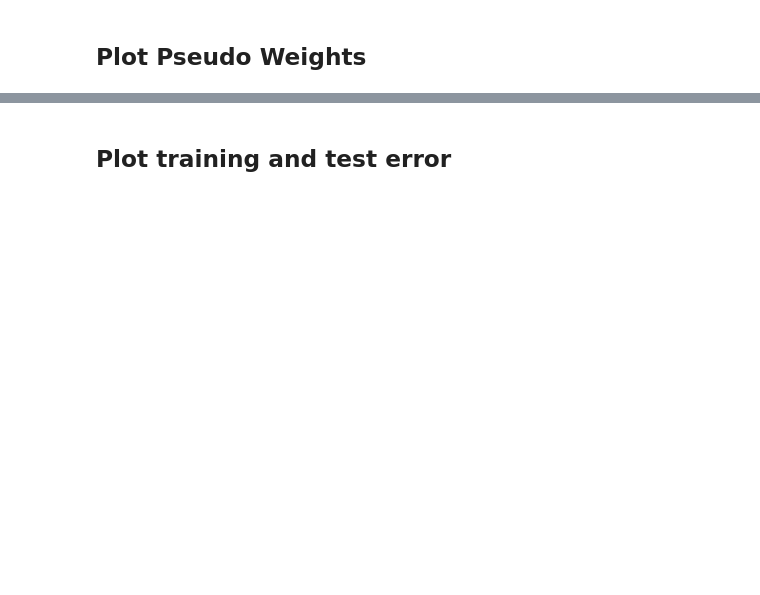
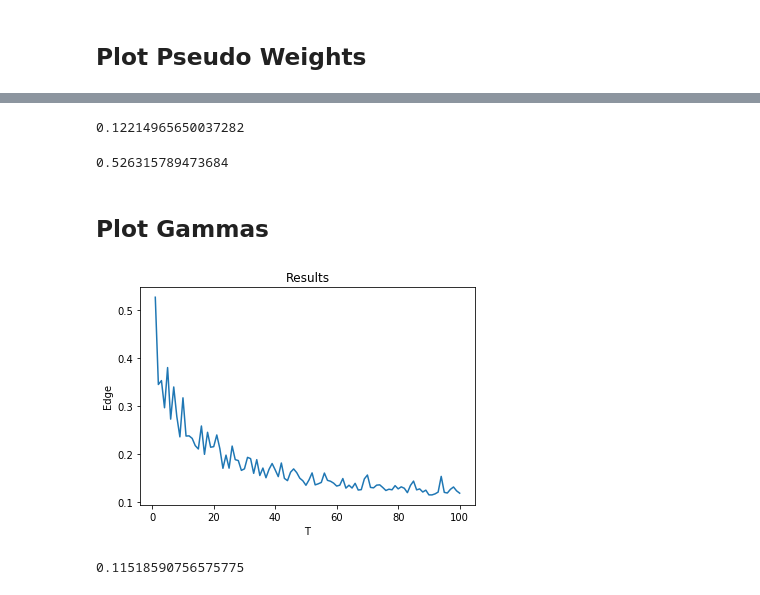
Before and after one commit to astrzalk/COS-511-Project, a Jupyter notebook: notebooks/experiment_synthetic.ipynb, the cells around one changed output, grey strips where cells are left out. Cells and saved outputs as stored; diff of their text form; code cells hidden in the pictures; blank space fills up the shorter version.

```diff
--- a/notebooks/experiment_synthetic.ipynb
+++ b/notebooks/experiment_synthetic.ipynb
@@ -49,6 +49,14 @@ else:
 
 # Initialize model
 model = AdaBoostMH(X_train, y_train, X_test, y_test, 0.8)
+# %%
+X_train = np.array([0,1,2,3,4,5,6,7,8,9,10,11,12,13,14,15,16,17,18,19])
+X_train = np.atleast_2d(X_train).T
+y_train = np.array([0,1,2,3,4,5,6,7,8,9,10,11,12,13,14,15,16,17,18,19])
+X_test = X_train
+y_test = y_train
+k = 20
+model = AdaBoostMH(X_train, y_train, X_test, y_test, 0.8)
 # %%
 y_train
 # %% [output]
@@ -77,5 +88,5 @@ array([[ 1],
 # %%
-T = 5
+T = 100
 verbose = 2
 # %%
 err_tr, err_te, gams, v_ts, d_ts = model.run_factorized(T, weak_clf, 'bal', verbose)
@@ -99,3 +110 @@ b is 1.5
  col is 0
-# %%
-sch_err_tr, sch_err_te, gams, d_ts = model.run_kegl(T, weak_clf, 'bal', verbose)
@@ -182,8 +166,18 @@ make_plot(pseudo_W_ts, T, "Pseudo Weight Value", "T", "Results")
 # %%
 np.min(pseudo_W_ts)
+# %% [output]
+0.12214965650037282
 # %%
 pseudo_W_ts[0]
+# %% [output]
+0.526315789473684
-# %% [markdown]
-## Plot training and test error
+# %% [markdown]
+## Plot Gammas
 # %%
-make_plot(err_tr, T, "Training Error", "T", "Results")
+make_plot(gams, T, "Edge", "T", "Results")
+# %% [output]
+[figure, added]
+# %%
+np.min(gams)
+# %% [output]
+0.11518590756575775
```
Also changed, not shown: parts of 12 cells of this notebook, 3 other files.
